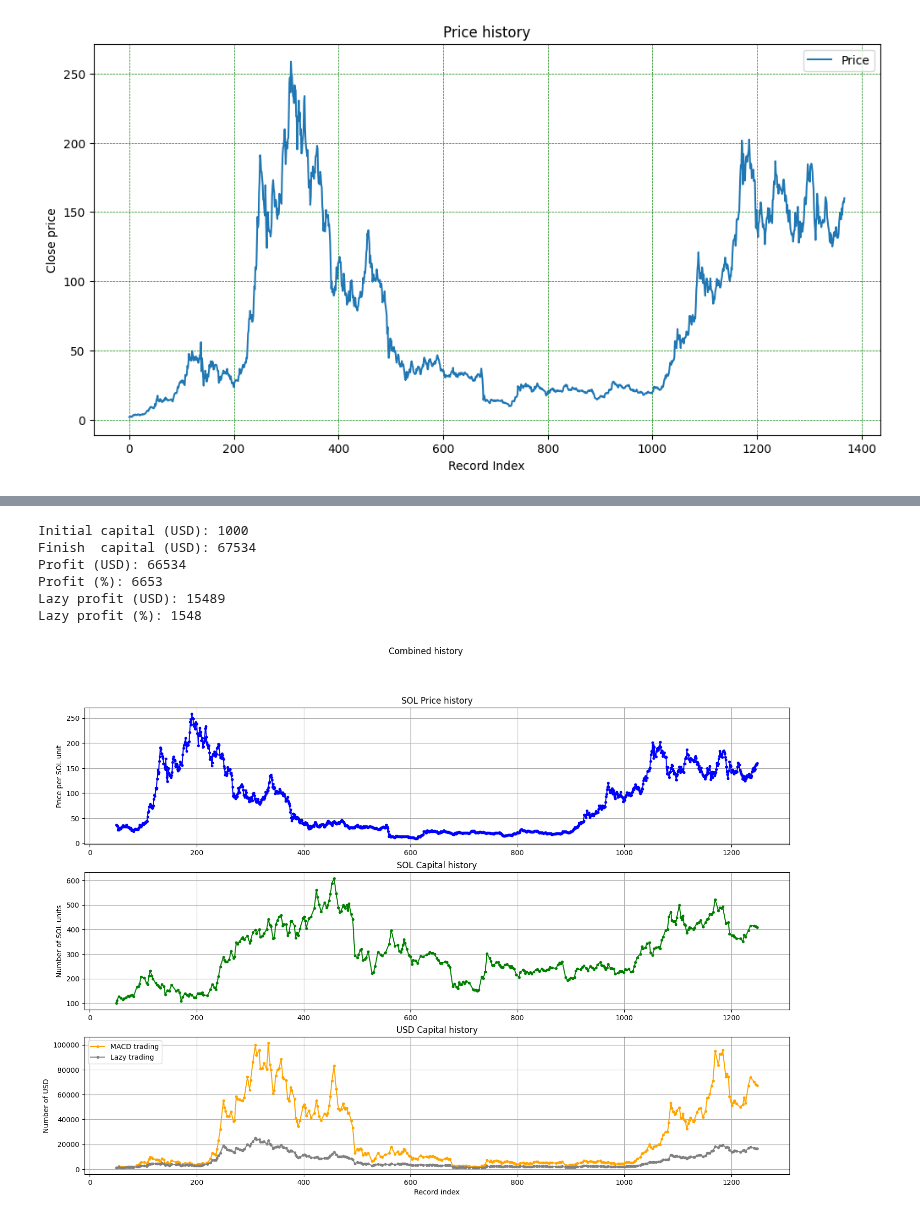
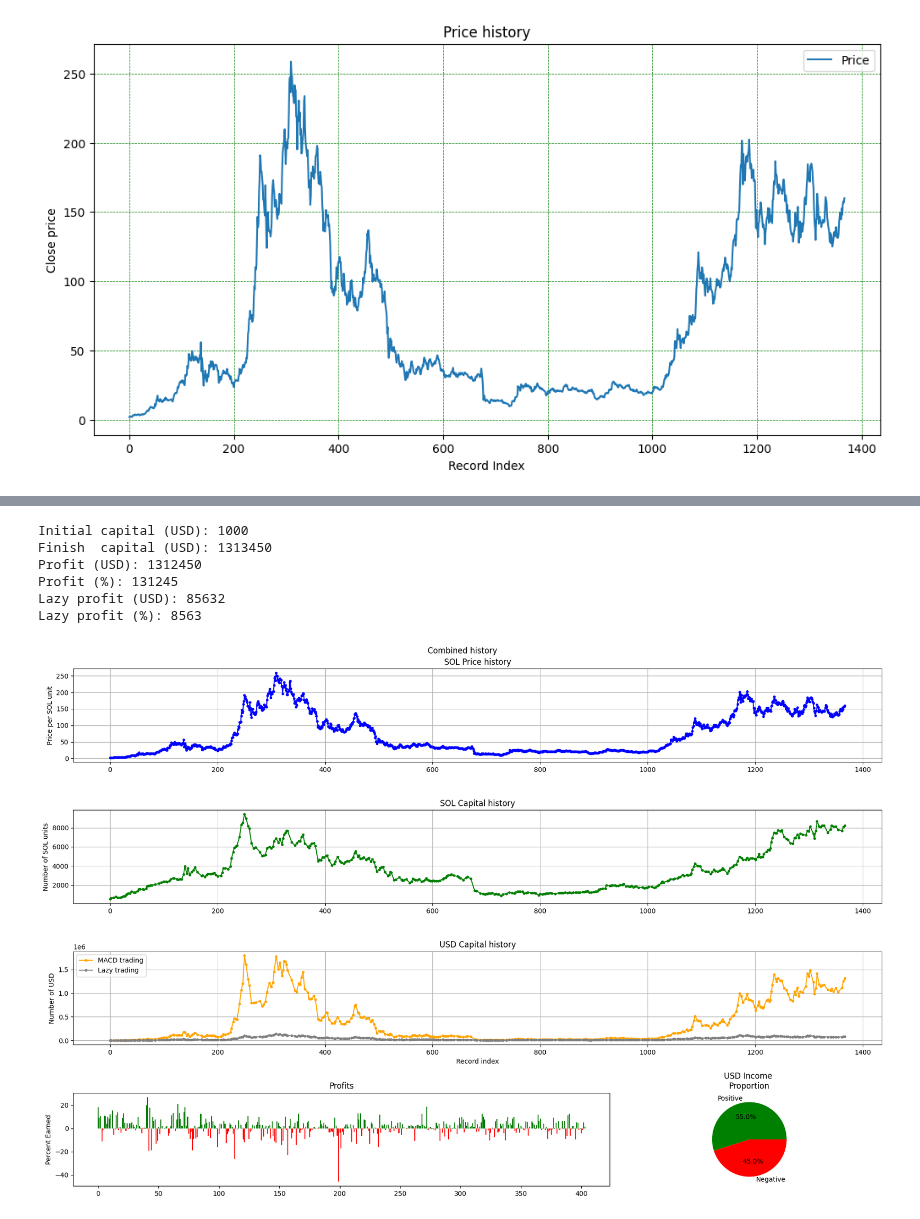
Before and after one commit to ZussmanFranz/Politechnika_Gdanska, a Jupyter notebook: Sem4/MN/project1/project1.ipynb, the cells around one changed output, grey strips where cells are left out. Cells and saved outputs as stored; diff of their text form; code cells hidden in the pictures.

Commit message:
Combined history plot finally fixed

```diff
--- a/Sem4/MN/project1/project1.ipynb
+++ b/Sem4/MN/project1/project1.ipynb
@@ -192,8 +211,8 @@ print(data_frame.info)
 close_data = data_frame.get("Close").tolist()   # Price and the end of the day
 time_data = data_frame.get("time").tolist()     # Corresponding days
 
-analyzed_from = 50
-analyzed_to = 1250
+analyzed_from = 0
+analyzed_to = 1368
 
 n_records = len(close_data)
 n_records_analyzed = analyzed_to - analyzed_from
@@ -299,15 +288,15 @@ buy_indexes, sell_indexes = plot_transaction_on_price(x_analyzed, close_data, tr
 
 paired_indexes = zip(buy_indexes, sell_indexes)
 profits_value = []
-profits_procent = []
+profits_percent = []
 
 for pair in paired_indexes:
     buy_price = close_data[pair[0]]
     sell_price = close_data[pair[1]]
     delta_price = sell_price - buy_price
     profits_value.append(delta_price)
-    profits_procent.append(delta_price * 100 / buy_price)
+    profits_percent.append(delta_price * 100 / buy_price)
 
 
-plot_combined_profits(profits_procent, profits_value)
+plot_combined_profits(plt, profits_percent, profits_value)
 # %% [output]
@@ -321,7 +310,7 @@ start_capital_SOL = start_capital_USD / close_data[x_analyzed[0]] # We are buyin
 capital = start_capital_SOL
 capital_history = [capital]
 
-for procent in profits_procent:
+for procent in profits_percent:
     capital = capital * (1 + procent / 100)
     capital_history.append(capital)
 
@@ -353,27 +342,26 @@ plt.grid()
 # %%
 # Final results
-
-plot_combined_history(x_analyzed, close_data, records_indexes, capital_history, usd_history, lazy_values_USD)
-
 start_USD = int(capital_history[0] * close_data[records_indexes[0]])
 finish_USD = int(capital_history[-1] * close_data[records_indexes[-1]])
 profit_USD = finish_USD - start_USD
 
 print("Initial capital (USD):", start_USD)
 print("Finish  capital (USD):", finish_USD)
 print("Profit (USD):", profit_USD)
 print("Profit (%):", profit_USD * 100 // start_USD)
 
 lazy_finish_USD = int(capital_history[0] * close_data[records_indexes[-1]])
 lazy_profit_USD = lazy_finish_USD - start_USD
 
 print("Lazy profit (USD):", lazy_profit_USD)
 print("Lazy profit (%):", lazy_profit_USD * 100 // start_USD)
+
+plot_combined_history(x_analyzed, close_data, records_indexes, capital_history, usd_history, lazy_values_USD,profits_percent, profits_value)
 # %% [output]
 Initial capital (USD): 1000
-Finish  capital (USD): 67534
-Profit (USD): 66534
-Profit (%): 6653
-Lazy profit (USD): 15489
-Lazy profit (%): 1548
+Finish  capital (USD): 1313450
+Profit (USD): 1312450
+Profit (%): 131245
+Lazy profit (USD): 85632
+Lazy profit (%): 8563
-[figure, old version]
+[figure, new version]
```
Also changed, not shown: parts of 9 cells of this notebook.
